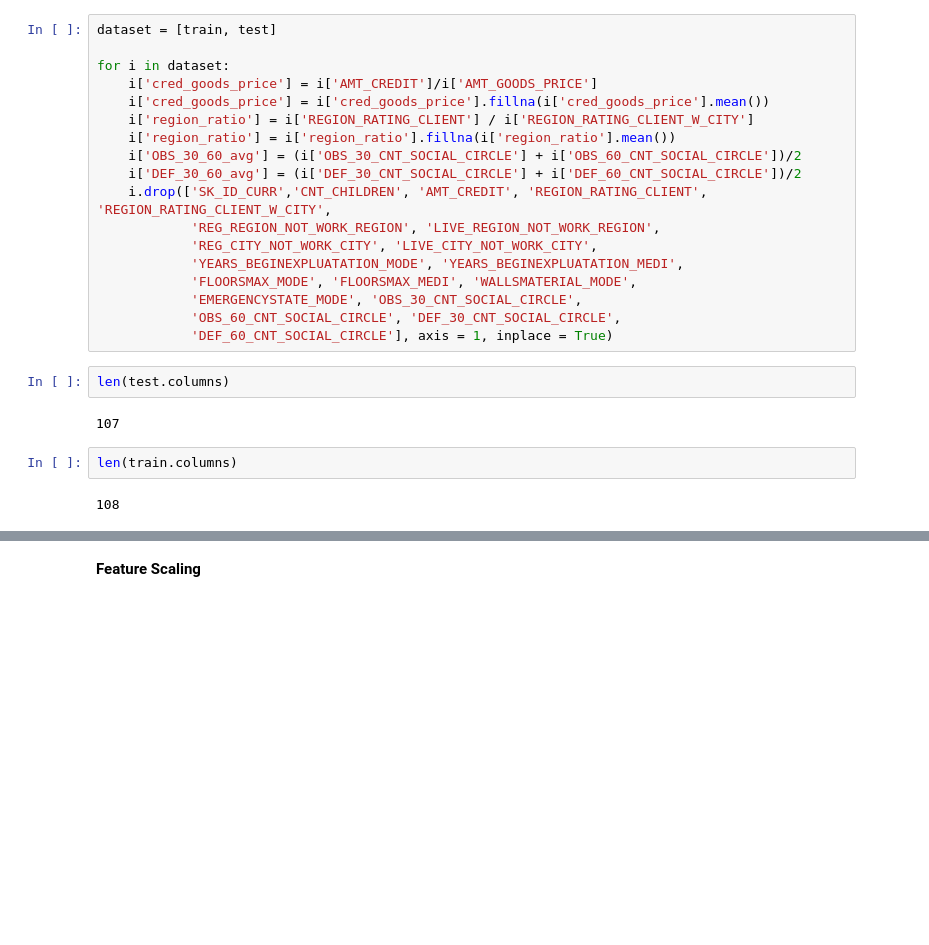
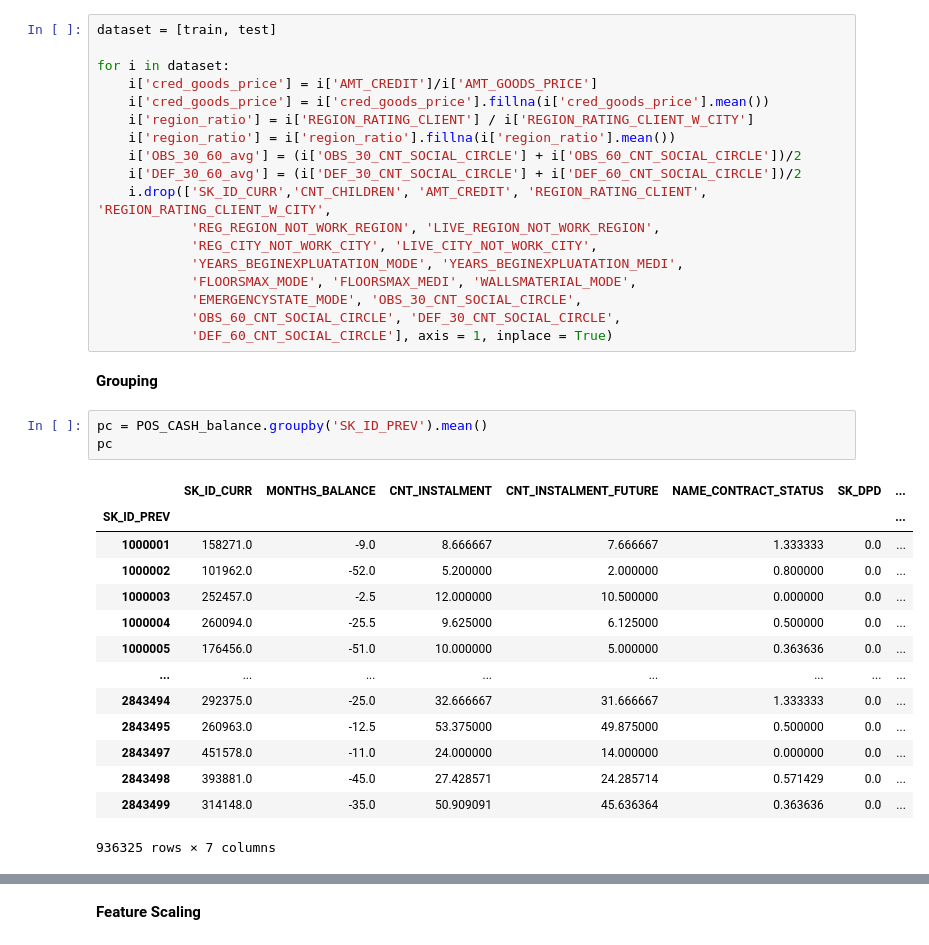
Before and after one commit to williamhilmysusatyo/home-credit, a Jupyter notebook: notebooks.ipynb, the cells around one changed output, grey strips where cells are left out. Saved outputs shown, nothing was run; the diff lists cells and outputs as text; blank space fills up the shorter version.

```diff
--- a/notebooks.ipynb
+++ b/notebooks.ipynb
@@ -524,11 +537,23 @@ for i in dataset:
             'EMERGENCYSTATE_MODE', 'OBS_30_CNT_SOCIAL_CIRCLE',
             'OBS_60_CNT_SOCIAL_CIRCLE', 'DEF_30_CNT_SOCIAL_CIRCLE',
             'DEF_60_CNT_SOCIAL_CIRCLE'], axis = 1, inplace = True)
-# %%
-len(test.columns)
-# %% [output]
-107
-# %%
-len(train.columns)
-# %% [output]
-108
+# %% [markdown]
+**Grouping**
+# %%
+pc = POS_CASH_balance.groupby('SK_ID_PREV').mean()
+pc
+# %% [output]
+|  | SK_ID_CURR | MONTHS_BALANCE | CNT_INSTALMENT | CNT_INSTALMENT_FUTURE | NAME_CONTRACT_STATUS | SK_DPD | ... |
+| SK_ID_PREV |  |  |  |  |  |  | ... |
+| 1000001 | 158271.0 | -9.0 | 8.666667 | 7.666667 | 1.333333 | 0.0 | ... |
+| 1000002 | 101962.0 | -52.0 | 5.200000 | 2.000000 | 0.800000 | 0.0 | ... |
+| 1000003 | 252457.0 | -2.5 | 12.000000 | 10.500000 | 0.000000 | 0.0 | ... |
+| 1000004 | 260094.0 | -25.5 | 9.625000 | 6.125000 | 0.500000 | 0.0 | ... |
+| 1000005 | 176456.0 | -51.0 | 10.000000 | 5.000000 | 0.363636 | 0.0 | ... |
+| ... | ... | ... | ... | ... | ... | ... | ... |
+| 2843494 | 292375.0 | -25.0 | 32.666667 | 31.666667 | 1.333333 | 0.0 | ... |
+| 2843495 | 260963.0 | -12.5 | 53.375000 | 49.875000 | 0.500000 | 0.0 | ... |
+| 2843497 | 451578.0 | -11.0 | 24.000000 | 14.000000 | 0.000000 | 0.0 | ... |
+| 2843498 | 393881.0 | -45.0 | 27.428571 | 24.285714 | 0.571429 | 0.0 | ... |
+| 2843499 | 314148.0 | -35.0 | 50.909091 | 45.636364 | 0.363636 | 0.0 | ... |
+936325 rows × 7 columns
```
Also changed, not shown: parts of 41 cells of this notebook.
